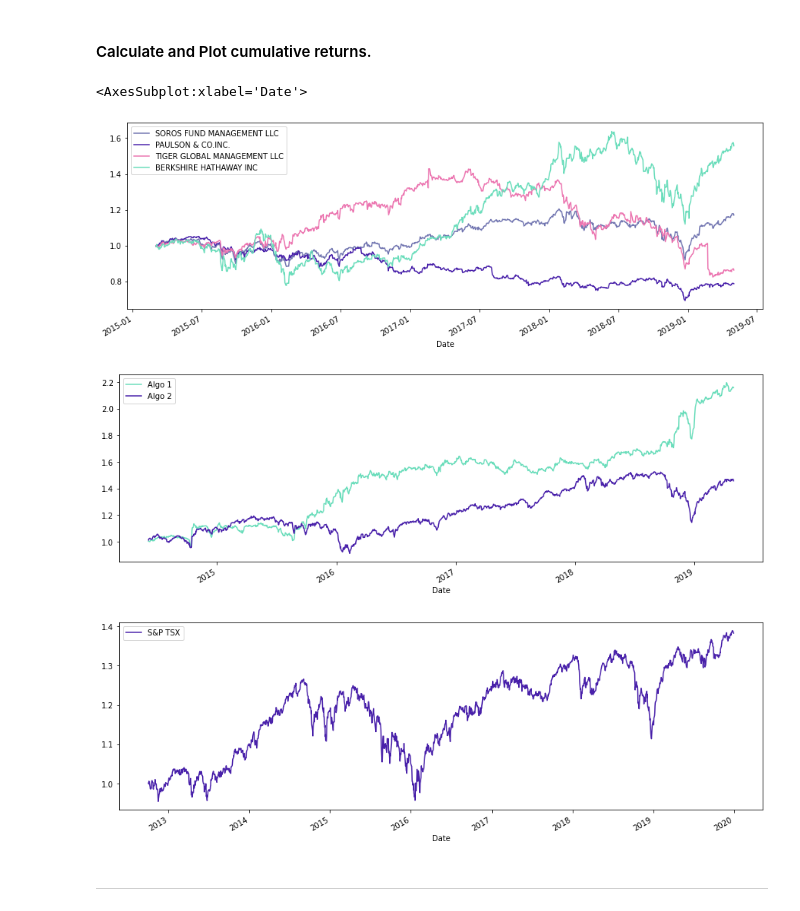
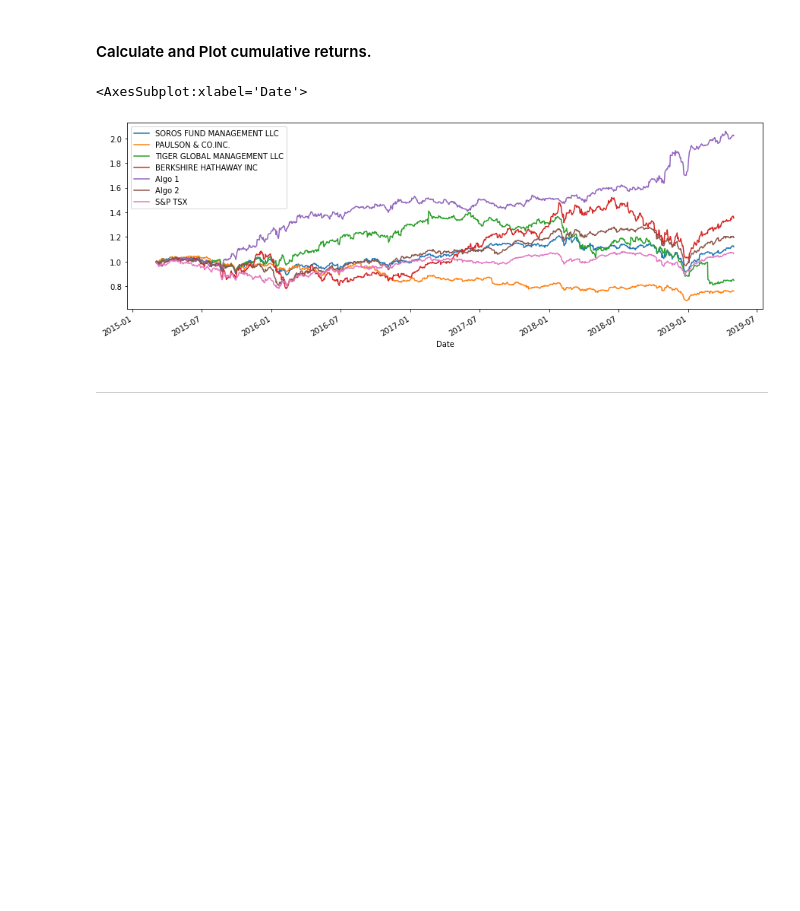
Before and after one commit to adamgulyas/pandas-homework, a Jupyter notebook: whale_analysis.ipynb, the cells around one changed output. Cells and saved outputs as stored; diff of their text form; code cells hidden in the pictures; blank space fills up the shorter version.

```diff
--- a/whale_analysis.ipynb
+++ b/whale_analysis.ipynb
@@ -176,19 +172,13 @@ sp_tsx_daily_returns.plot(figsize=linechart, color=one_line)
 #### Calculate and Plot cumulative returns.
 # %%
 # Calculate cumulative returns of all portfolios
-whale_cumulative_returns = (1 + whale_daily_returns).cumprod()
-algo_cumulative_returns = (1 + algo_daily_returns).cumprod()
-sp_tsx_cumulative_returns = (1 + sp_tsx_daily_returns).cumprod()
+all_cumulative_returns = (1 + all_daily_returns).cumprod()
 
 # Plot all cumulative returns
-whale_cumulative_returns.plot(figsize=linechart, color=four_lines)
-algo_cumulative_returns.plot(figsize=linechart, color=two_lines)
-sp_tsx_cumulative_returns.plot(figsize=linechart, color=one_line)
+all_cumulative_returns.plot(figsize=linechart)
 # %% [output]
 <AxesSubplot:xlabel='Date'>
-[figure, old version]
+[figure, new version]
-[figure, removed]
-[figure, removed]
 # %% [markdown]
 ---
 # %% [markdown]
```
Also changed, not shown: parts of 19 cells of this notebook.
